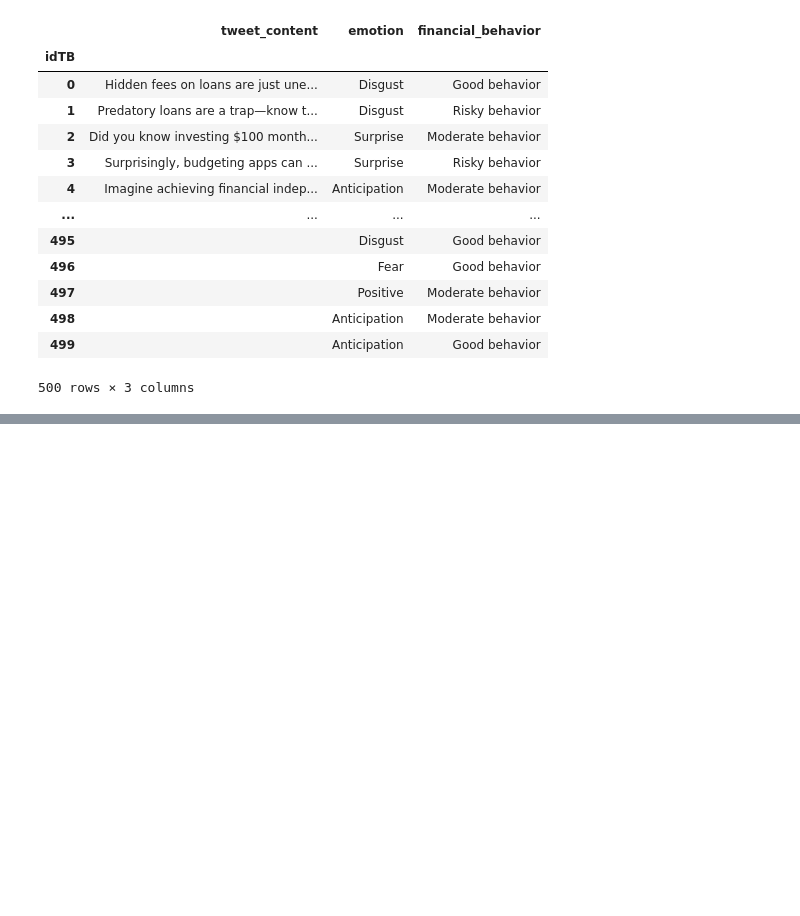
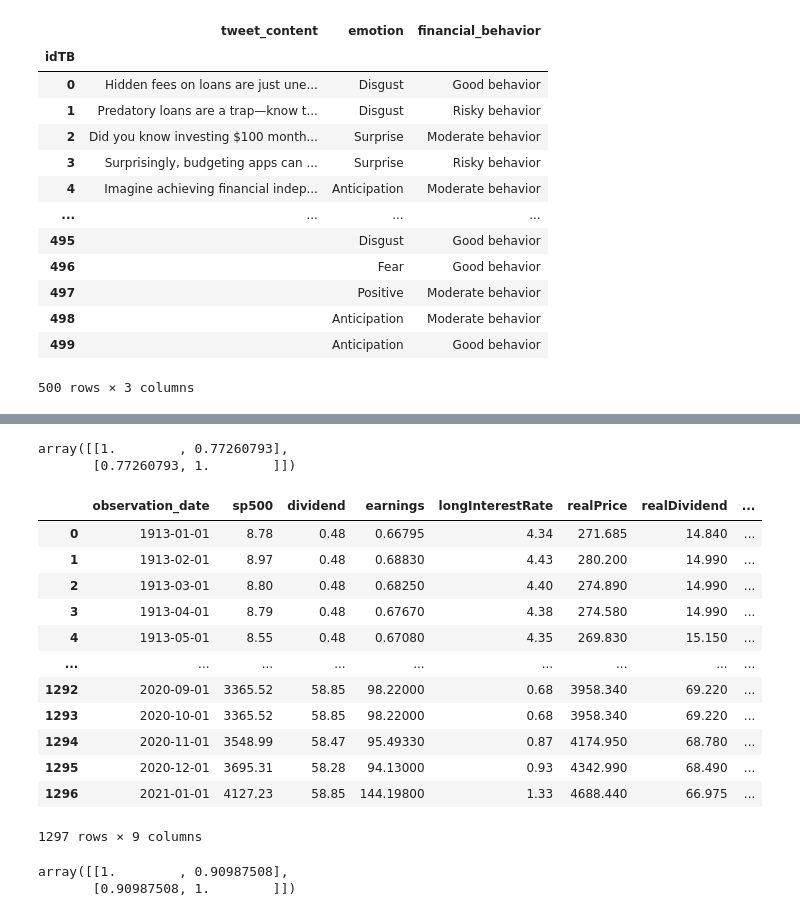
Before and after one commit to gcolpari/STOCKMARKET_PREDICTION-, a Jupyter notebook: AED.ipynb, the cells around one changed output, grey strips where cells are left out. Saved outputs shown, nothing was run; the diff lists cells and outputs as text; code cells hidden in the pictures; blank space fills up the shorter version.

```diff
--- a/AED.ipynb
+++ b/AED.ipynb
@@ -486,0 +375,27 @@ df
+# %%
+np.corrcoef(df["earnings"],df["Close"])
+# %% [output]
+array([[1.        , 0.77260793],
+       [0.77260793, 1.        ]])
+# %%
+df = import_joinTable(bdd,import_inflation_table(bdd))
+df
+# %% [output]
+|  | observation_date | sp500 | dividend | earnings | longInterestRate | realPrice | realDividend | ... |
+| 0 | 1913-01-01 | 8.78 | 0.48 | 0.66795 | 4.34 | 271.685 | 14.840 | ... |
+| 1 | 1913-02-01 | 8.97 | 0.48 | 0.68830 | 4.43 | 280.200 | 14.990 | ... |
+| 2 | 1913-03-01 | 8.80 | 0.48 | 0.68250 | 4.40 | 274.890 | 14.990 | ... |
+| 3 | 1913-04-01 | 8.79 | 0.48 | 0.67670 | 4.38 | 274.580 | 14.990 | ... |
+| 4 | 1913-05-01 | 8.55 | 0.48 | 0.67080 | 4.35 | 269.830 | 15.150 | ... |
+| ... | ... | ... | ... | ... | ... | ... | ... | ... |
+| 1292 | 2020-09-01 | 3365.52 | 58.85 | 98.22000 | 0.68 | 3958.340 | 69.220 | ... |
+| 1293 | 2020-10-01 | 3365.52 | 58.85 | 98.22000 | 0.68 | 3958.340 | 69.220 | ... |
+| 1294 | 2020-11-01 | 3548.99 | 58.47 | 95.49330 | 0.87 | 4174.950 | 68.780 | ... |
+| 1295 | 2020-12-01 | 3695.31 | 58.28 | 94.13000 | 0.93 | 4342.990 | 68.490 | ... |
+| 1296 | 2021-01-01 | 4127.23 | 58.85 | 144.19800 | 1.33 | 4688.440 | 66.975 | ... |
+1297 rows × 9 columns
+# %%
+np.corrcoef(df["earnings"],df["CPI"])
+# %% [output]
+array([[1.        , 0.90987508],
+       [0.90987508, 1.        ]])
```
Also changed, not shown: parts of 14 cells of this notebook.
